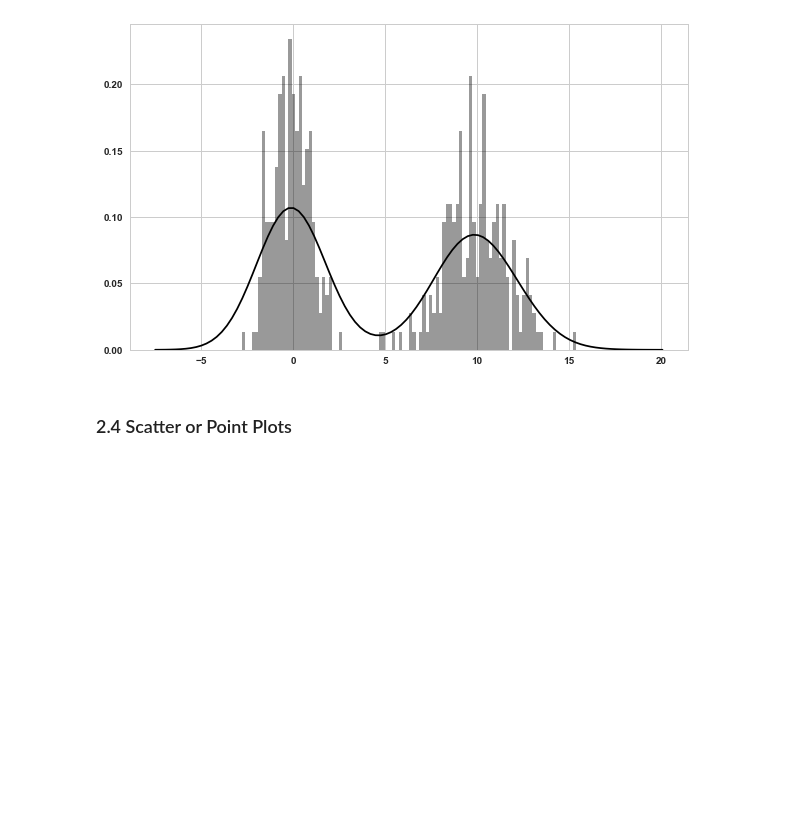
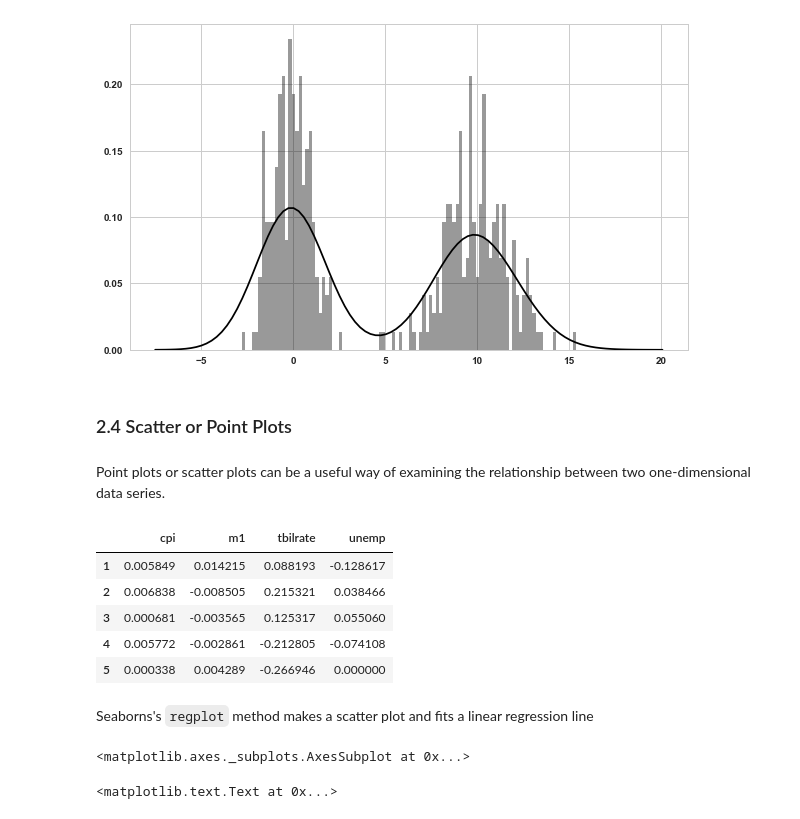
Before and after one commit to Gakun/python_for_data_analysis, a Jupyter notebook: CH9 - Plotting and Visualization.ipynb, the cells around one changed output. Cells and saved outputs as stored; diff of their text form; code cells hidden in the pictures; blank space fills up the shorter version.

```diff
--- a/CH9 - Plotting and Visualization.ipynb
+++ b/CH9 - Plotting and Visualization.ipynb
@@ -575,3 +579,30 @@ plt.show()
 [figure]
 # %% [markdown]
 ### 2.4 Scatter or Point Plots
+# %% [markdown]
+Point plots or scatter plots can be a useful way of examining the relationship between two one-dimensional data series.
+# %%
+macro = pd.read_csv('examples/macrodata.csv')
+# %%
+data = macro[['cpi', 'm1', 'tbilrate', 'unemp']]
+# %%
+trans_data = np.log(data).diff().dropna()
+# %%
+trans_data.head()
+# %% [output]
+|  | cpi | m1 | tbilrate | unemp |
+| 1 | 0.005849 | 0.014215 | 0.088193 | -0.128617 |
+| 2 | 0.006838 | -0.008505 | 0.215321 | 0.038466 |
+| 3 | 0.000681 | -0.003565 | 0.125317 | 0.055060 |
+| 4 | 0.005772 | -0.002861 | -0.212805 | -0.074108 |
+| 5 | 0.000338 | 0.004289 | -0.266946 | 0.000000 |
+# %% [markdown]
+Seaborns's `regplot` method makes a scatter plot and fits a linear regression line
+# %%
+sns.regplot('m1', 'unemp', data=trans_data)
+# %% [output]
+<matplotlib.axes._subplots.AxesSubplot at 0x...>
+# %%
+plt.title('Change in log %s versus log %s' % ('m1', 'unep'))
+# %% [output]
+<matplotlib.text.Text at 0x...>
```
Also changed, not shown: parts of 22 cells of this notebook, 2 other files.
